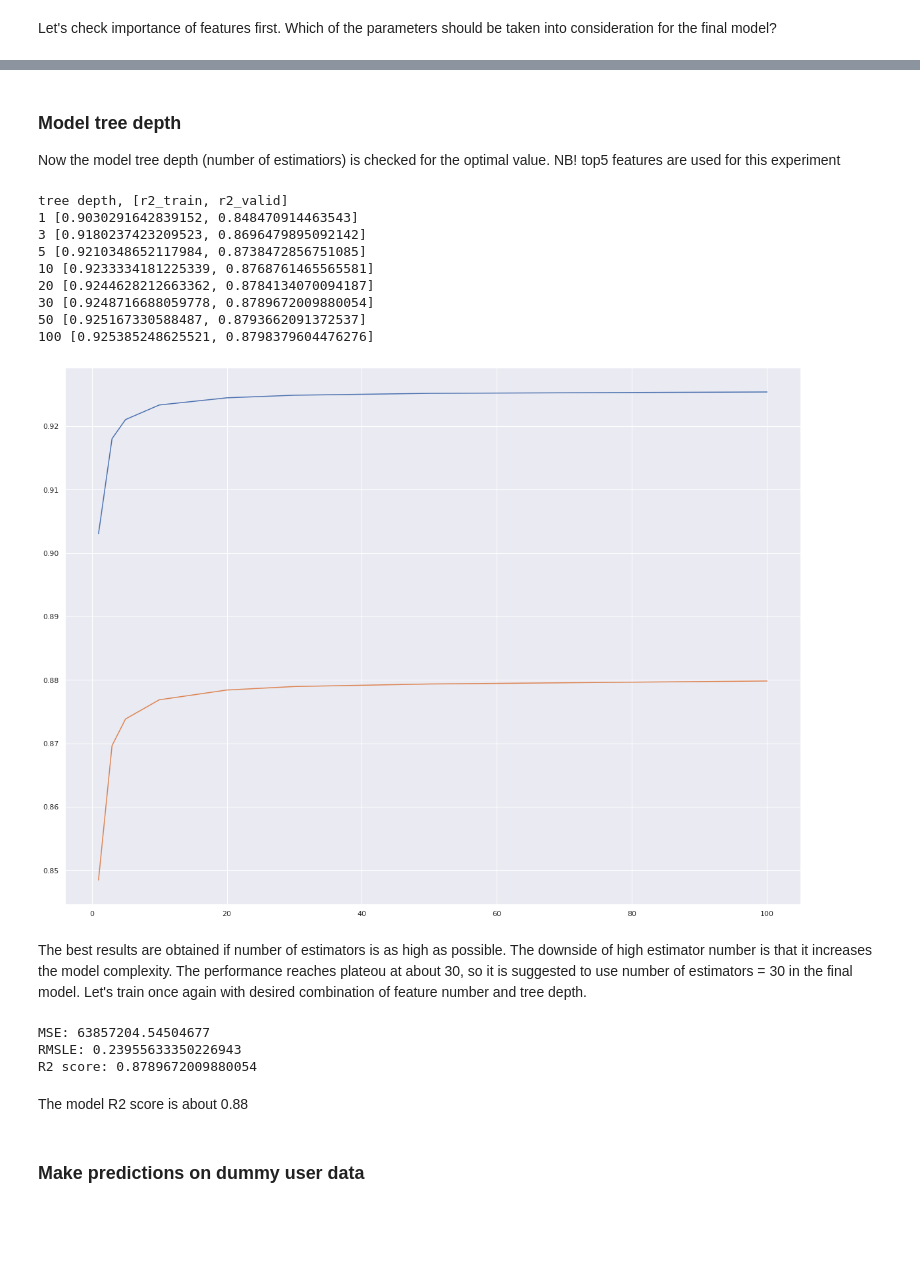
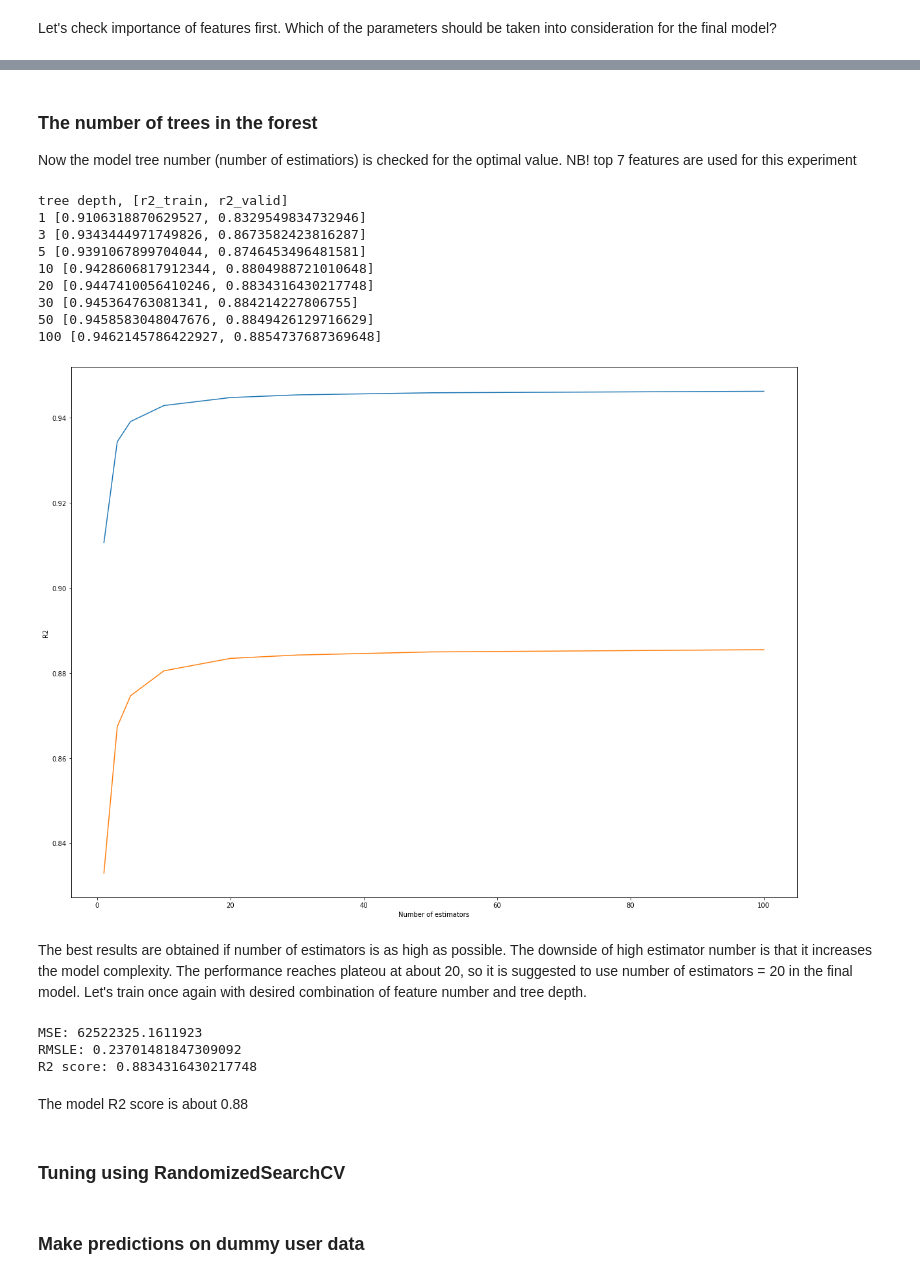
Before and after one commit to kriszieba/machine-sales, a Jupyter notebook: notebooks_data/Modelling.ipynb, the cells around one changed output, grey strips where cells are left out. Saved outputs shown, nothing was run; the diff lists cells and outputs as text; code cells hidden in the pictures; blank space fills up the shorter version.

```diff
--- a/notebooks_data/Modelling.ipynb
+++ b/notebooks_data/Modelling.ipynb
@@ -75,8 +73,8 @@ They are many possible models and algorithms that could solve the task of predic
 # %%
 # n_estimators, default=100. The number of trees in the forest.
 # Popular integer random seeds are 0 and 42
-model = RandomForestRegressor(random_state=42)
-model.fit(X_train, y_train)
+base_model = RandomForestRegressor(random_state=42)
+base_model.fit(X_train, y_train)
 # %% [output]
 RandomForestRegressor(random_state=42)
 # %% [markdown]
@@ -160,11 +158,13 @@ Let's test model performance on different number of top features
 # %%
+max_features = 10
 r2_scores = []
 print('number of model features,', '[r2_train,', 'r2_valid]')
-for n in range(1,len(X_train.columns)):
-    cats = get_most_important_cats(X_train.columns, model.feature_importances_, n)
+for n in range(1,max_features):
+    cats = get_most_important_cats(X_train.columns, base_model.feature_importances_, n)
     X_t = X_train[cats]
     X_v = X_valid[cats]
     r2_train, r2_valid = train_and_measure_perf(X_t, y_train, X_v, y_valid)
     r2_scores.append([r2_train, r2_valid])
+    print('Features:', cats.values)
     print(n, [r2_train, r2_valid])
 # %% [output]
@@ -198,5 +201,5 @@ One can observe the R2 values (validation set) reach platou after 5'th top featu
 # %%
-# The top 5 important features are:
-top5_cats = get_most_important_cats(X_train.columns, model.feature_importances_, 5)
-top5_cats
+# The top 7 important features are:
+top7_cats = get_most_important_cats(X_train.columns, base_model.feature_importances_, 7)
+top7_cats
 # %% [output]
@@ -205,49 +208,46 @@ Index(['SaleYear', 'fiSecondaryDesc', 'fiBaseModel', 'ProductSize',
       dtype='object')
 # %% [markdown]
-### Model tree depth
-Now the model tree depth (number of estimatiors) is checked for the optimal value. NB! top5 features are used for this experiment
+### The number of trees in the forest
+Now the model tree number (number of estimatiors) is checked for the optimal value. NB! top 7 features are used for this experiment
 # %%
 # Let's test performance of the model using different tree depths (n_estimator_list)
 n_estimator_list = [1,3,5,10,20,30,50,100]
 r2_scores_t = []
 print('tree depth,', '[r2_train,', 'r2_valid]')
 for n in n_estimator_list:
-    X_t = X_train[top5_cats]
-    X_v = X_valid[top5_cats]
+    X_t = X_train[top7_cats]
+    X_v = X_valid[top7_cats]
     [r2_train, r2_valid] = train_and_measure_perf(X_t, y_train, X_v, y_valid, n)
     r2_scores_t.append([r2_train, r2_valid])
     print(n, [r2_train, r2_valid])
 # %% [output]
 tree depth, [r2_train, r2_valid]
-1 [0.9030291642839152, 0.848470914463543]
-3 [0.9180237423209523, 0.8696479895092142]
-5 [0.9210348652117984, 0.8738472856751085]
-10 [0.9233334181225339, 0.8768761465565581]
-20 [0.9244628212663362, 0.8784134070094187]
-30 [0.9248716688059778, 0.8789672009880054]
-50 [0.925167330588487, 0.8793662091372537]
-100 [0.925385248625521, 0.8798379604476276]
+1 [0.9106318870629527, 0.8329549834732946]
+3 [0.9343444971749826, 0.8673582423816287]
+5 [0.9391067899704044, 0.8746453496481581]
+10 [0.9428606817912344, 0.8804988721010648]
+20 [0.9447410056410246, 0.8834316430217748]
+30 [0.945364763081341, 0.884214227806755]
+50 [0.9458583048047676, 0.8849426129716629]
+100 [0.9462145786422927, 0.8854737687369648]
 # %%
+fig, ax = plt.subplots(figsize=(20, 15))
 plt.plot([*n_estimator_list], r2_scores_t) # orange: valid, blue: training set performance
+ax.set_ylabel("R2")
+ax.set_xlabel("Number of estimators")
 plt.show()
 # %% [output]
-[figure, old version]
+[figure, new version]
 # %% [markdown]
-The best results are obtained if number of estimators is as high as possible. The downside of high estimator number is that it increases the model complexity. The performance reaches plateou at about 30, so it is suggested to use number of estimators = 30 in the final model. Let's train once again with desired combination of feature number and tree depth.
+The best results are obtained if number of estimators is as high as possible. The downside of high estimator number is that it increases the model complexity. The performance reaches plateou at about 20, so it is suggested to use number of estimators = 20 in the final model. Let's train once again with desired combination of feature number and tree depth.
 # %%
-model = RandomForestRegressor(n_estimators=30, random_state=42)
-model.fit(X_train[top5_cats], y_train)
-# Let's check the final model performance.
-y_true = y_valid
-y_pred = model.predict(X_valid[top5_cats])
-
-print('MSE:', sklearn.metrics.mean_squared_error(y_true, y_pred, squared=True))
-print('RMSLE:', np.sqrt(mean_squared_log_error(y_true,y_pred)))
-print('R2 score:', r2_score(y_true,y_pred))
+model = RandomForestRegressor(n_estimators=20, random_state=42)
+model.fit(X_train[top7_cats], y_train)
+evaluate(model, X_valid[top7_cats], y_valid)
 # %% [output]
-MSE: 63857204.54504677
-RMSLE: 0.23955633350226943
-R2 score: 0.8789672009880054
+MSE: 62522325.1611923
+RMSLE: 0.23701481847309092
+R2 score: 0.8834316430217748
 # %% [markdown]
 The model R2 score is about 0.88
 # %%
@@ -255,3 +255,5 @@ The model R2 score is about 0.88
 a_file = open("model.pkl", "wb")
 pickle.dump(model, a_file)
 a_file.close()
+# %% [markdown]
+### Tuning using RandomizedSearchCV
```
Also changed, not shown: parts of 21 cells of this notebook, 2 other files.
